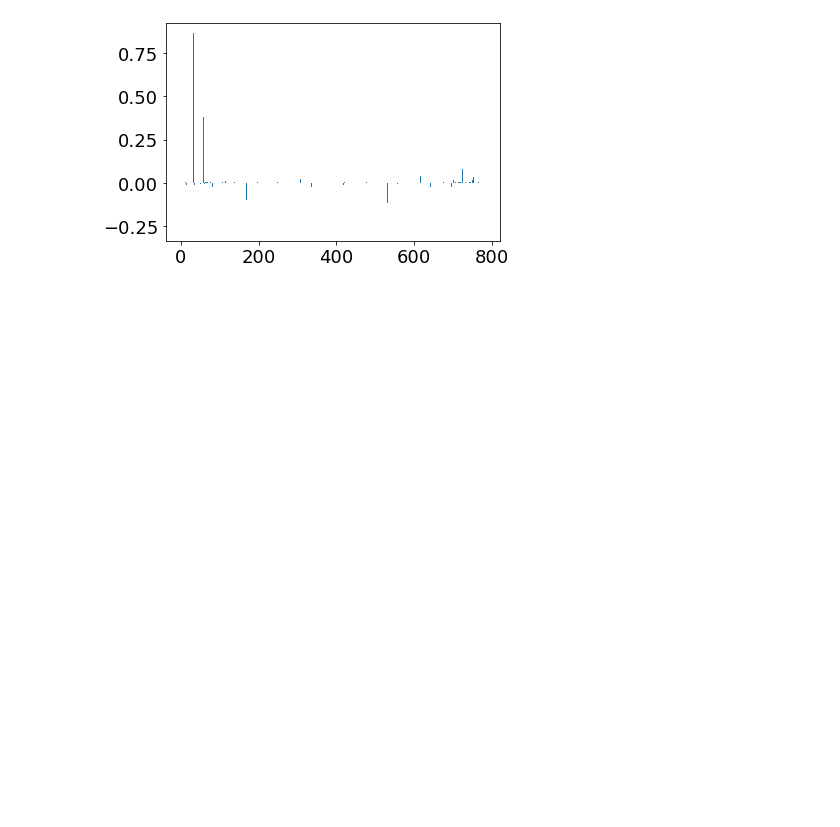
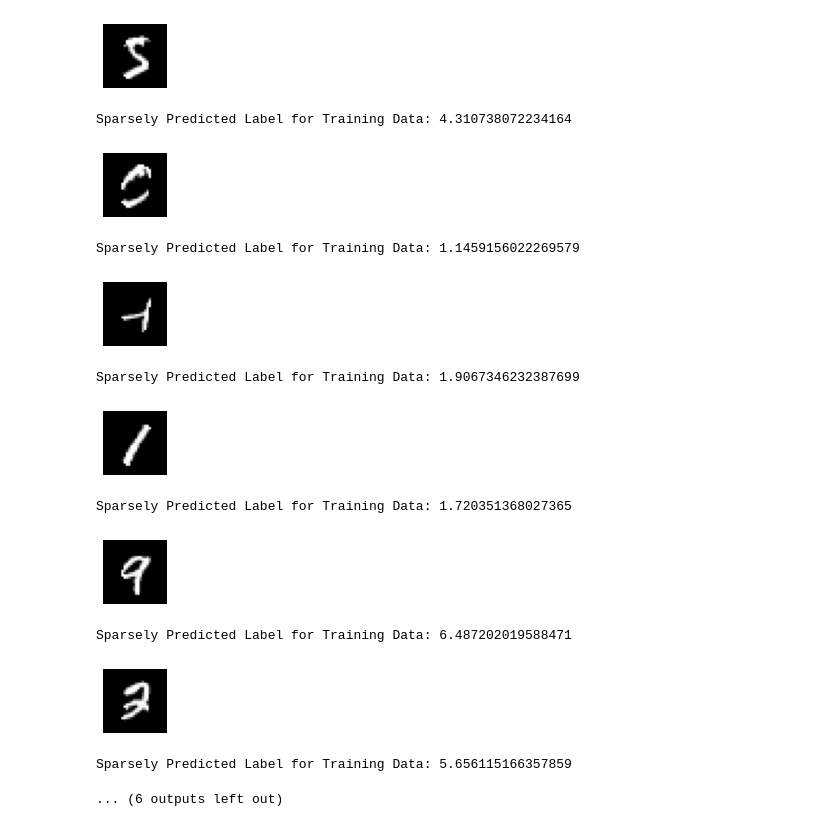
Before and after one commit to JoeJenning/Jennings, a Jupyter notebook: HW_4.4.ipynb, the cells around one changed output. Drawn from its saved outputs; the diff is of its cells as text; code cells hidden in the pictures; blank space fills up the shorter version.

```diff
--- a/HW_4.4.ipynb
+++ b/HW_4.4.ipynb
@@ -23,0 +47,7 @@ plt.bar(range(a.shape[0]),a)
+# %%
+for i in range(9):
+    plt.subplot(330+1+i)
+    plt.imshow(np.reshape(A.T[i],(28,28)), cmap=plt.get_cmap('gray'))
+    plt.axis('off')
+    plt.show()
+    print("Predicted Label for Training Data: " + str(sol[i]))
@@ -24,14 +68,33 @@ plt.bar(range(a.shape[0]),a)
+# %%
+s=np.sum(A,axis=1)
+thresh=0.5*np.max(s)
+indices=s > thresh
+A_sparse=(indices*A.T).T
+a_sparse = np.linalg.lstsq(A_sparse.T,train_y,rcond=None)[0]
+sol_sparse=A_sparse.T@a_sparse
+for i in range(9):
+    plt.subplot(330+1+i)
+    plt.imshow(np.reshape(A_sparse.T[i],(28,28)), cmap=plt.get_cmap('gray'))
+    plt.axis('off')
+    plt.show()
+    print("Sparsely Predicted Label for Training Data: "+ str(sol_sparse[i]))
+# %% [output]
+[figure, added]
+Sparsely Predicted Label for Training Data: 4.310738072234164
+[figure, added]
+Sparsely Predicted Label for Training Data: 1.1459156022269579
+[figure, added]
+Sparsely Predicted Label for Training Data: 1.9067346232387699
+[figure, added]
+Sparsely Predicted Label for Training Data: 1.720351368027365
+[figure, added]
+Sparsely Predicted Label for Training Data: 6.487202019588471
+[figure, added]
+Sparsely Predicted Label for Training Data: 5.656115166357859
+... (6 outputs left out)
 # %%
-thresh=0.0025
-indices=np.abs(a) > thresh
-a_sparse= a * indices
-plt.bar(range(a.shape[0]),a_sparse)
-sol_sparse=A.T@a_sparse
-#plt.bar(range(sol_sparse.shape[0]),sol_sparse)
 err = np.linalg.norm(sol-train_y,ord=2)/np.linalg.norm(sol,ord=2)
 err_sparse = np.linalg.norm(sol_sparse-train_y,ord=2)/np.linalg.norm(sol_sparse,ord=2)
-# %% [output]
-[figure, removed]
 # %%
 A_test=np.zeros((np.square(test_X.shape[1]),test_X.shape[0]))
 for i in range(test_X.shape[0]):
```
Also changed, not shown: parts of 9 cells of this notebook.
